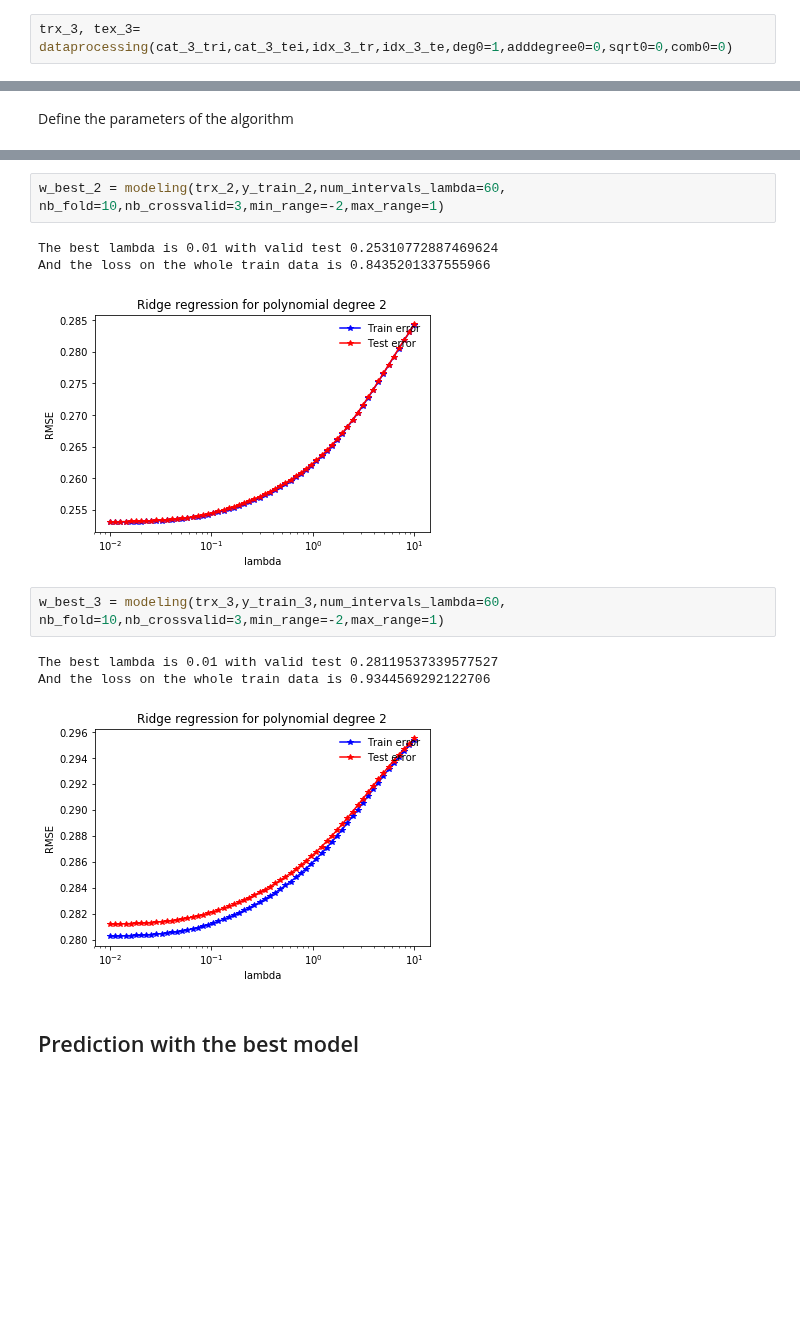
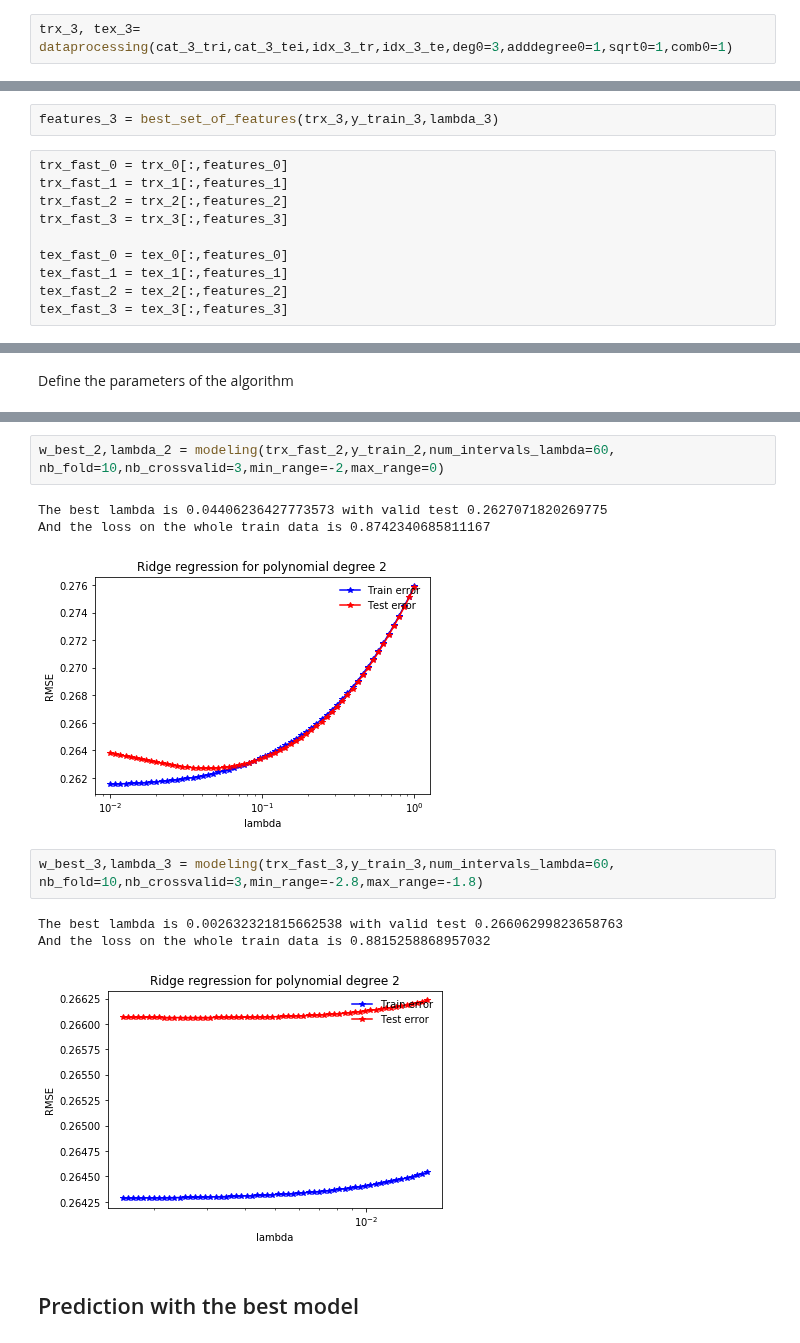
Before and after one commit to PaulineMauryL/MachineLearningProject1, a Jupyter notebook: Projet1_1.ipynb, the cells around one changed output, grey strips where cells are left out. Cells and saved outputs as stored; diff of their text form; blank space fills up the shorter version.

Commit message:
With selection of features and lambda computation

```diff
--- a/Projet1_1.ipynb
+++ b/Projet1_1.ipynb
@@ -39,2 +40,2 @@ trx_2, tex_2= dataprocessing(cat_2_tri,cat_2_tei,idx_2_tr,idx_2_te,deg0=1,adddeg
 # %%
-trx_3, tex_3= dataprocessing(cat_3_tri,cat_3_tei,idx_3_tr,idx_3_te,deg0=1,adddegree0=0,sqrt0=0,comb0=0)
+trx_3, tex_3= dataprocessing(cat_3_tri,cat_3_tei,idx_3_tr,idx_3_te,deg0=3,adddegree0=1,sqrt0=1,comb0=1)
@@ -40,0 +52,12 @@ trx_3, tex_3= dataprocessing(cat_3_tri,cat_3_tei,idx_3_tr,idx_3_te,deg0=1,adddeg
+# %%
+features_3 = best_set_of_features(trx_3,y_train_3,lambda_3)
+# %%
+trx_fast_0 = trx_0[:,features_0]
+trx_fast_1 = trx_1[:,features_1]
+trx_fast_2 = trx_2[:,features_2]
+trx_fast_3 = trx_3[:,features_3]
+
+tex_fast_0 = tex_0[:,features_0]
+tex_fast_1 = tex_1[:,features_1]
+tex_fast_2 = tex_2[:,features_2]
+tex_fast_3 = tex_3[:,features_3]
@@ -57,15 +89,15 @@ And the loss on the whole train data is 0.9093919708776114
 # %%
-w_best_2 = modeling(trx_2,y_train_2,num_intervals_lambda=60, nb_fold=10,nb_crossvalid=3,min_range=-2,max_range=1)
+w_best_2,lambda_2 = modeling(trx_fast_2,y_train_2,num_intervals_lambda=60, nb_fold=10,nb_crossvalid=3,min_range=-2,max_range=0)
 # %% [output]
-The best lambda is 0.01 with valid test 0.25310772887469624
-And the loss on the whole train data is 0.8435201337555966
+The best lambda is 0.04406236427773573 with valid test 0.2627071820269775
+And the loss on the whole train data is 0.8742340685811167
-[figure, old version]
+[figure, new version]
 # %%
-w_best_3 = modeling(trx_3,y_train_3,num_intervals_lambda=60, nb_fold=10,nb_crossvalid=3,min_range=-2,max_range=1)
+w_best_3,lambda_3 = modeling(trx_fast_3,y_train_3,num_intervals_lambda=60, nb_fold=10,nb_crossvalid=3,min_range=-2.8,max_range=-1.8)
 # %% [output]
-The best lambda is 0.01 with valid test 0.28119537339577527
-And the loss on the whole train data is 0.9344569292122706
+The best lambda is 0.002632321815662538 with valid test 0.26606299823658763
+And the loss on the whole train data is 0.8815258868957032
-[figure, old version]
+[figure, new version]
 # %% [markdown]
 ## Prediction with the best model
 # %% [markdown]
```
Also changed, not shown: parts of 13 cells of this notebook, 4 other files.
